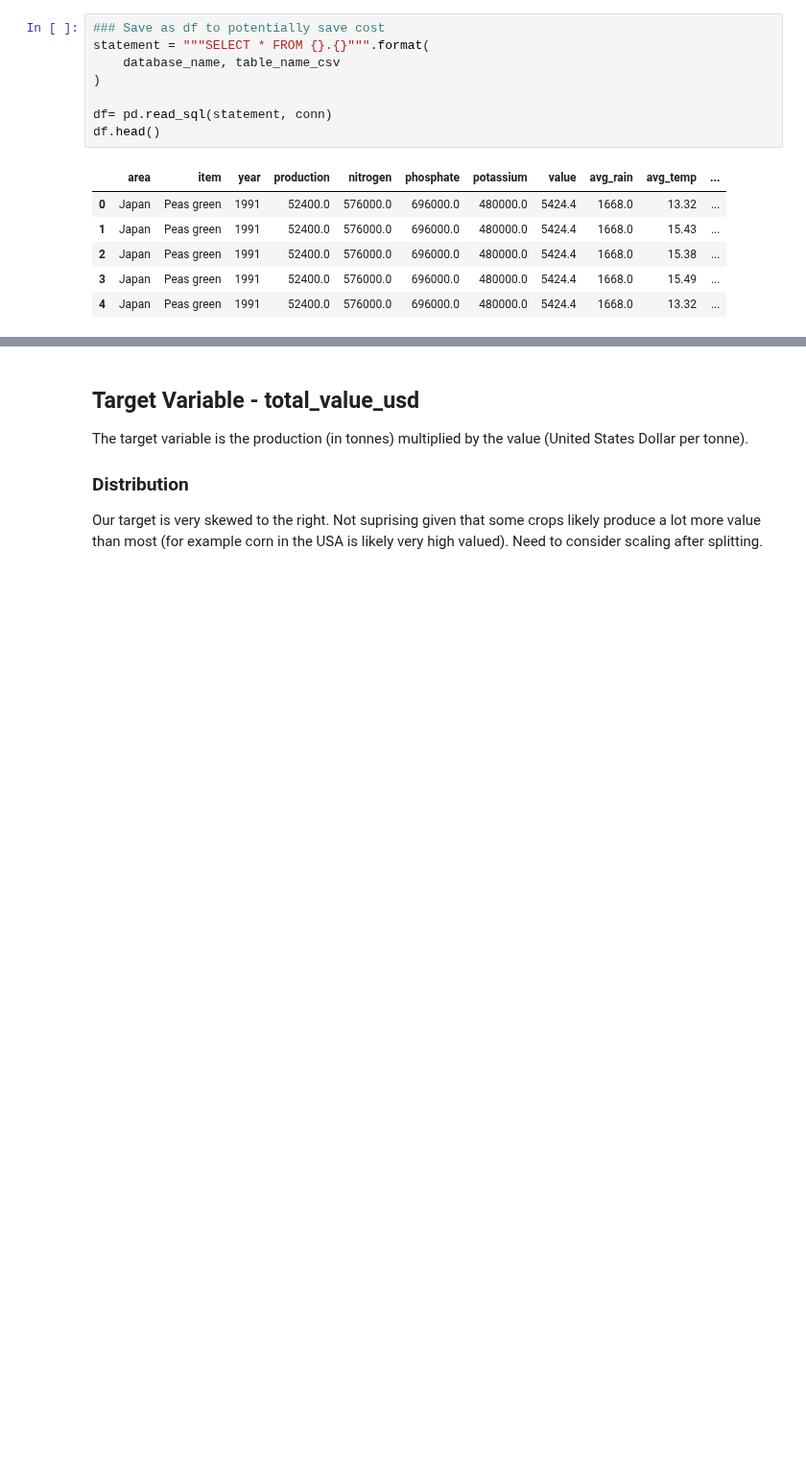
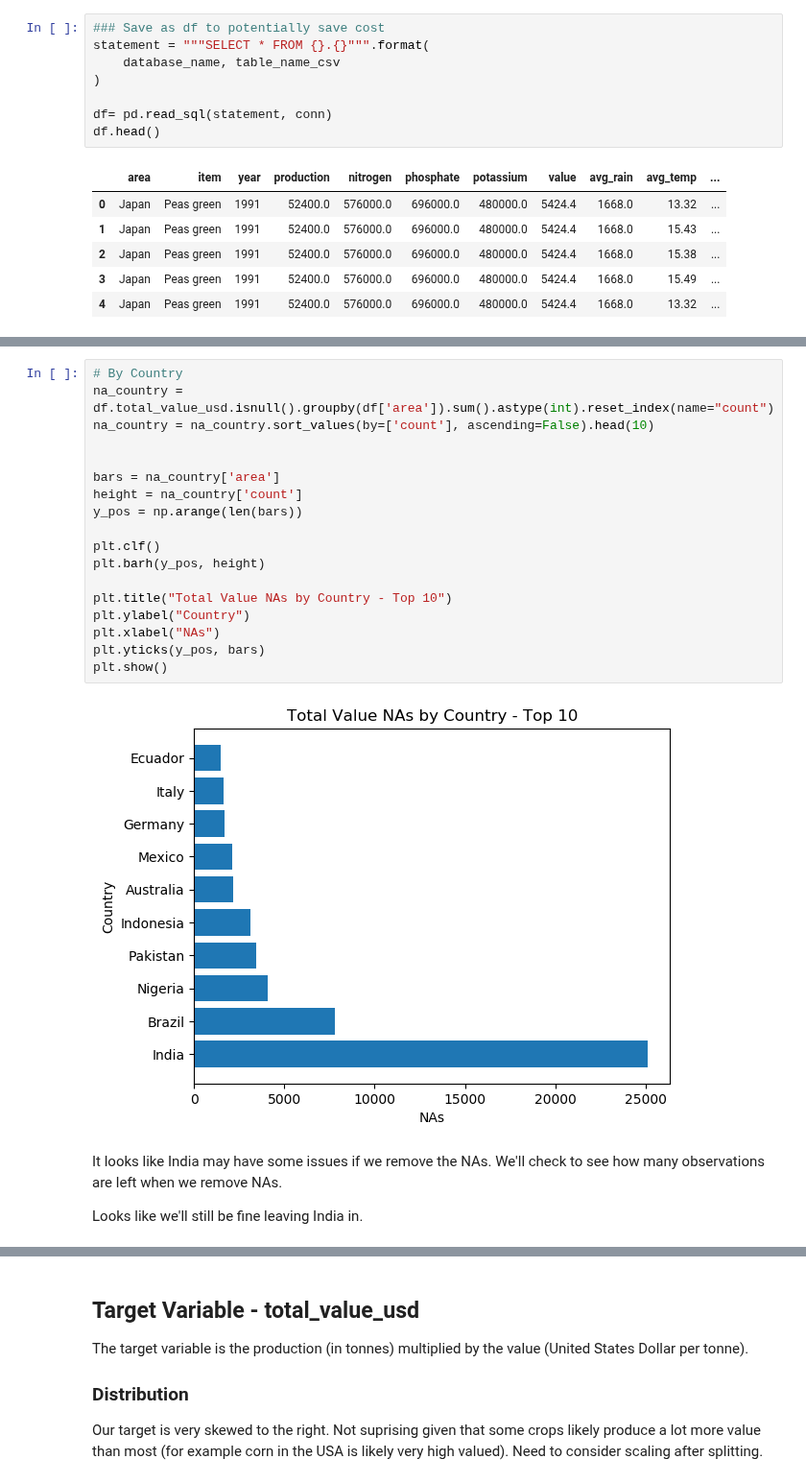
Before and after one commit to hunterblum/CloudFinal-Team1, a Jupyter notebook: Cloud_Team1.ipynb, the cells around one changed output, grey strips where cells are left out. Shown at 96% size. Cells and saved outputs as stored; diff of their text form; blank space fills up the shorter version.

```diff
--- a/Cloud_Team1.ipynb
+++ b/Cloud_Team1.ipynb
@@ -161,0 +206,24 @@ df.head()
+# %%
+# By Country
+na_country = df.total_value_usd.isnull().groupby(df['area']).sum().astype(int).reset_index(name="count")
+na_country = na_country.sort_values(by=['count'], ascending=False).head(10)
+
+
+bars = na_country['area']
+height = na_country['count']
+y_pos = np.arange(len(bars))
+
+plt.clf()
+plt.barh(y_pos, height)
+
+plt.title("Total Value NAs by Country - Top 10")
+plt.ylabel("Country")
+plt.xlabel("NAs")
+plt.yticks(y_pos, bars)
+plt.show()
+# %% [output]
+[figure, added]
+# %% [markdown]
+It looks like India may have some issues if we remove the NAs. We'll check to see how many observations are left when we remove NAs.
+
+Looks like we'll still be fine leaving India in.
```
Also changed, not shown: parts of 15 cells of this notebook.
